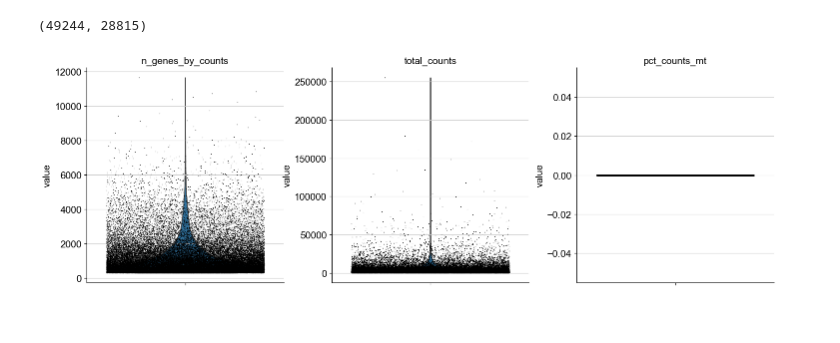
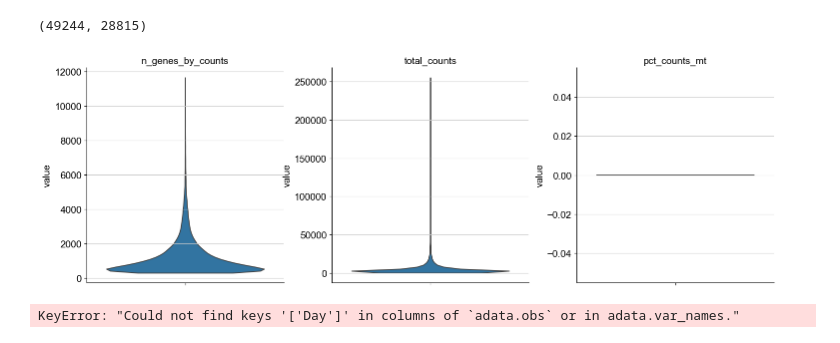
Before and after one commit to ischrack/ML-4T1-Parse-scRNAseq, a Jupyter notebook: Codes/ML-Pipeline_4T1-scRNA-Parsev3DropSeq-Integrated.ipynb, the cells around one changed output. Drawn from its saved outputs; the diff is of its cells as text; code cells hidden in the pictures.

```diff
--- a/Codes/ML-Pipeline_4T1-scRNA-Parsev3DropSeq-Integrated.ipynb
+++ b/Codes/ML-Pipeline_4T1-scRNA-Parsev3DropSeq-Integrated.ipynb
@@ -86,8 +69,15 @@ adata.shape
 adata.var['mt'] = adata.var_names.str.startswith('MT-')
 sc.pp.calculate_qc_metrics(adata, qc_vars=['mt'], percent_top=None, log1p=False, inplace=True)
 # %%
-sc.pl.violin(adata, ['n_genes_by_counts', "total_counts", "pct_counts_mt"], jitter=0.4, multi_panel=True)
+sc.pl.violin(adata, ['n_genes_by_counts', "total_counts", "pct_counts_mt"], jitter=0.4, multi_panel=True, size=0)
 # %% [output]
-[figure, old version]
+[figure, new version]
+# %%
+sc.pl.violin(adata, keys=['n_genes_by_counts'], groupby="Day",
+             jitter=0.4,
+             multi_panel=True,
+             size=0)
+# %% [output]
+KeyError: "Could not find keys '['Day']' in columns of `adata.obs` or in adata.var_names."
 # %%
 adata.obs
```
Also changed, not shown: parts of 6 cells of this notebook.
